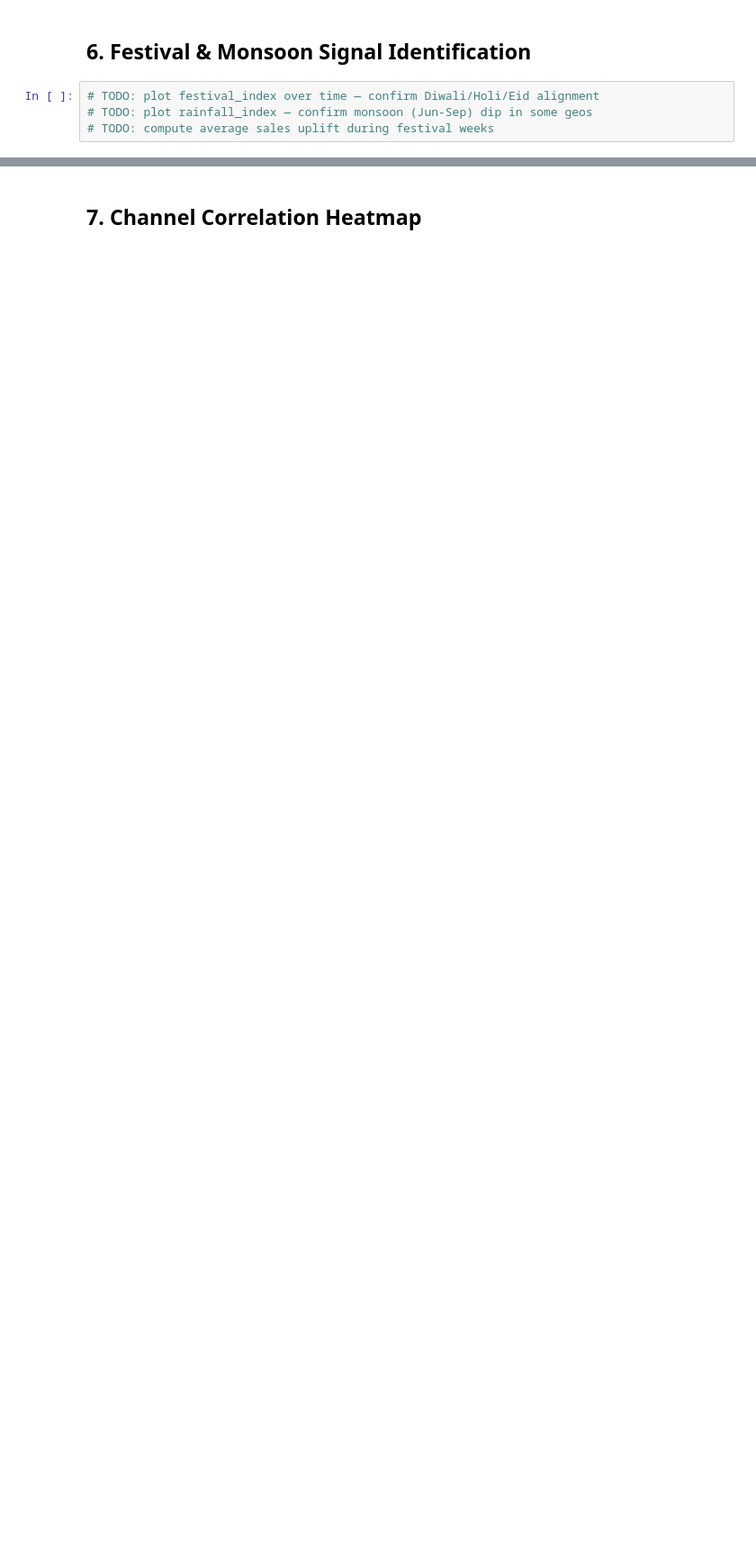
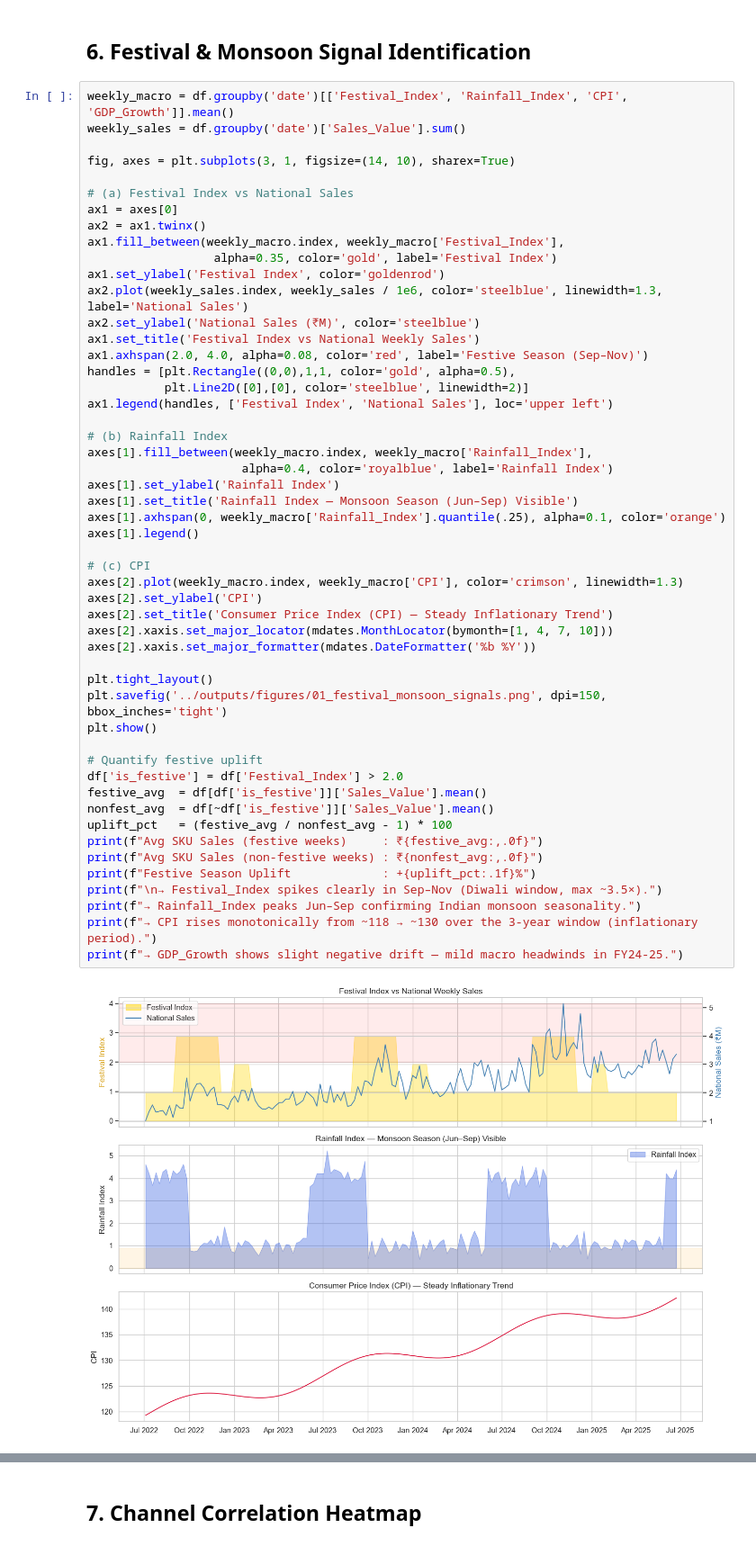
Before and after one commit to biplobgon/marketing-mix-modelling, a Jupyter notebook: notebooks/01_eda_seasonality.ipynb, the cells around one changed output, grey strips where cells are left out. Shown at 90% size. Saved outputs shown, nothing was run; the diff lists cells and outputs as text; blank space fills up the shorter version.

```diff
--- a/notebooks/01_eda_seasonality.ipynb
+++ b/notebooks/01_eda_seasonality.ipynb
@@ -68,6 +271,55 @@ sns.set_theme(style='whitegrid', palette='muted')
 # %% [markdown]
 ## 6. Festival & Monsoon Signal Identification
 # %%
-# TODO: plot festival_index over time — confirm Diwali/Holi/Eid alignment
-# TODO: plot rainfall_index — confirm monsoon (Jun-Sep) dip in some geos
-# TODO: compute average sales uplift during festival weeks
+weekly_macro = df.groupby('date')[['Festival_Index', 'Rainfall_Index', 'CPI', 'GDP_Growth']].mean()
+weekly_sales = df.groupby('date')['Sales_Value'].sum()
+
+fig, axes = plt.subplots(3, 1, figsize=(14, 10), sharex=True)
+
+# (a) Festival Index vs National Sales
+ax1 = axes[0]
+ax2 = ax1.twinx()
+ax1.fill_between(weekly_macro.index, weekly_macro['Festival_Index'],
+                  alpha=0.35, color='gold', label='Festival Index')
+ax1.set_ylabel('Festival Index', color='goldenrod')
+ax2.plot(weekly_sales.index, weekly_sales / 1e6, color='steelblue', linewidth=1.3, label='National Sales')
+ax2.set_ylabel('National Sales (₹M)', color='steelblue')
+ax1.set_title('Festival Index vs National Weekly Sales')
+ax1.axhspan(2.0, 4.0, alpha=0.08, color='red', label='Festive Season (Sep–Nov)')
+handles = [plt.Rectangle((0,0),1,1, color='gold', alpha=0.5),
+           plt.Line2D([0],[0], color='steelblue', linewidth=2)]
+ax1.legend(handles, ['Festival Index', 'National Sales'], loc='upper left')
+
+# (b) Rainfall Index
+axes[1].fill_between(weekly_macro.index, weekly_macro['Rainfall_Index'],
+                      alpha=0.4, color='royalblue', label='Rainfall Index')
+axes[1].set_ylabel('Rainfall Index')
+axes[1].set_title('Rainfall Index — Monsoon Season (Jun–Sep) Visible')
+axes[1].axhspan(0, weekly_macro['Rainfall_Index'].quantile(.25), alpha=0.1, color='orange')
+axes[1].legend()
+
+# (c) CPI
+axes[2].plot(weekly_macro.index, weekly_macro['CPI'], color='crimson', linewidth=1.3)
+axes[2].set_ylabel('CPI')
+axes[2].set_title('Consumer Price Index (CPI) — Steady Inflationary Trend')
+axes[2].xaxis.set_major_locator(mdates.MonthLocator(bymonth=[1, 4, 7, 10]))
+axes[2].xaxis.set_major_formatter(mdates.DateFormatter('%b %Y'))
+
+plt.tight_layout()
+plt.savefig('../outputs/figures/01_festival_monsoon_signals.png', dpi=150, bbox_inches='tight')
+plt.show()
+
+# Quantify festive uplift
+df['is_festive'] = df['Festival_Index'] > 2.0
+festive_avg  = df[df['is_festive']]['Sales_Value'].mean()
+nonfest_avg  = df[~df['is_festive']]['Sales_Value'].mean()
+uplift_pct   = (festive_avg / nonfest_avg - 1) * 100
+print(f"Avg SKU Sales (festive weeks)     : ₹{festive_avg:,.0f}")
+print(f"Avg SKU Sales (non-festive weeks) : ₹{nonfest_avg:,.0f}")
+print(f"Festive Season Uplift             : +{uplift_pct:.1f}%")
+print(f"\n→ Festival_Index spikes clearly in Sep–Nov (Diwali window, max ~3.5×).")
+print(f"→ Rainfall_Index peaks Jun–Sep confirming Indian monsoon seasonality.")
+print(f"→ CPI rises monotonically from ~118 → ~130 over the 3-year window (inflationary period).")
+print(f"→ GDP_Growth shows slight negative drift — mild macro headwinds in FY24-25.")
+# %% [output]
+[figure, added]
```
Also changed, not shown: parts of 12 cells of this notebook, 6 other files.
